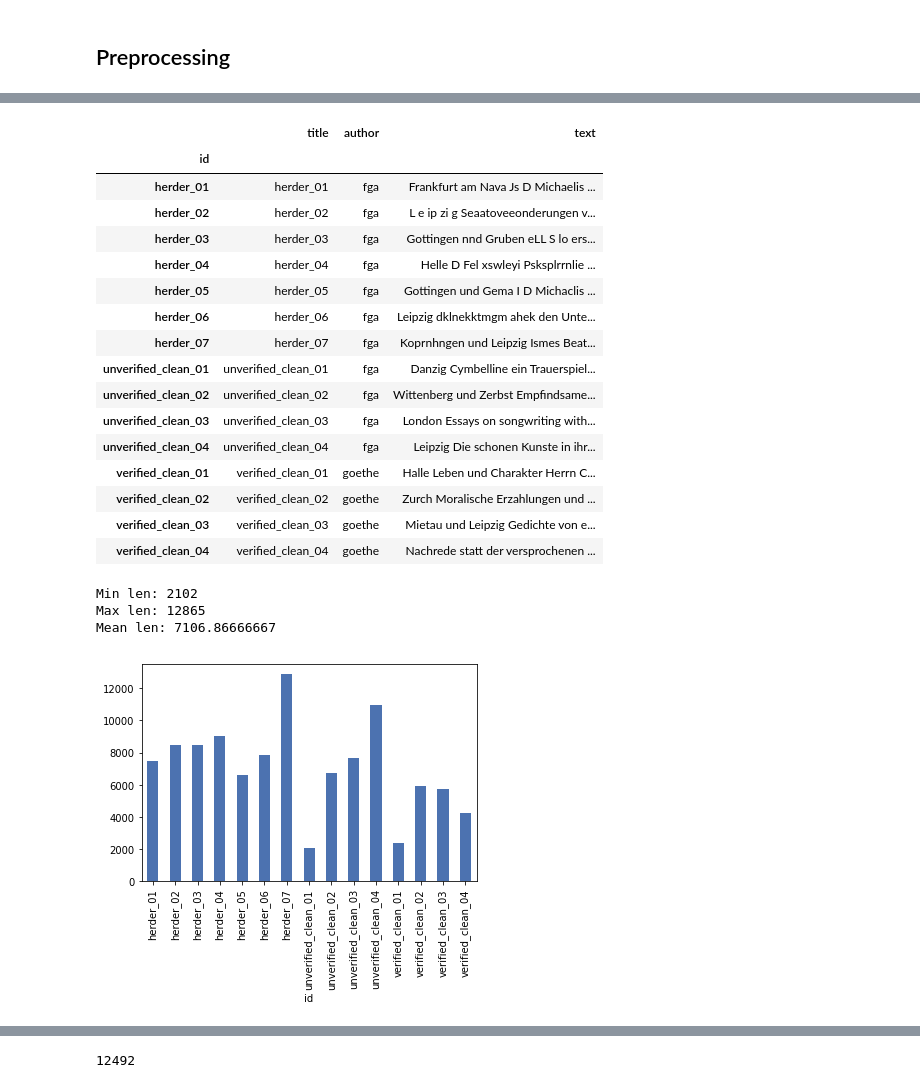
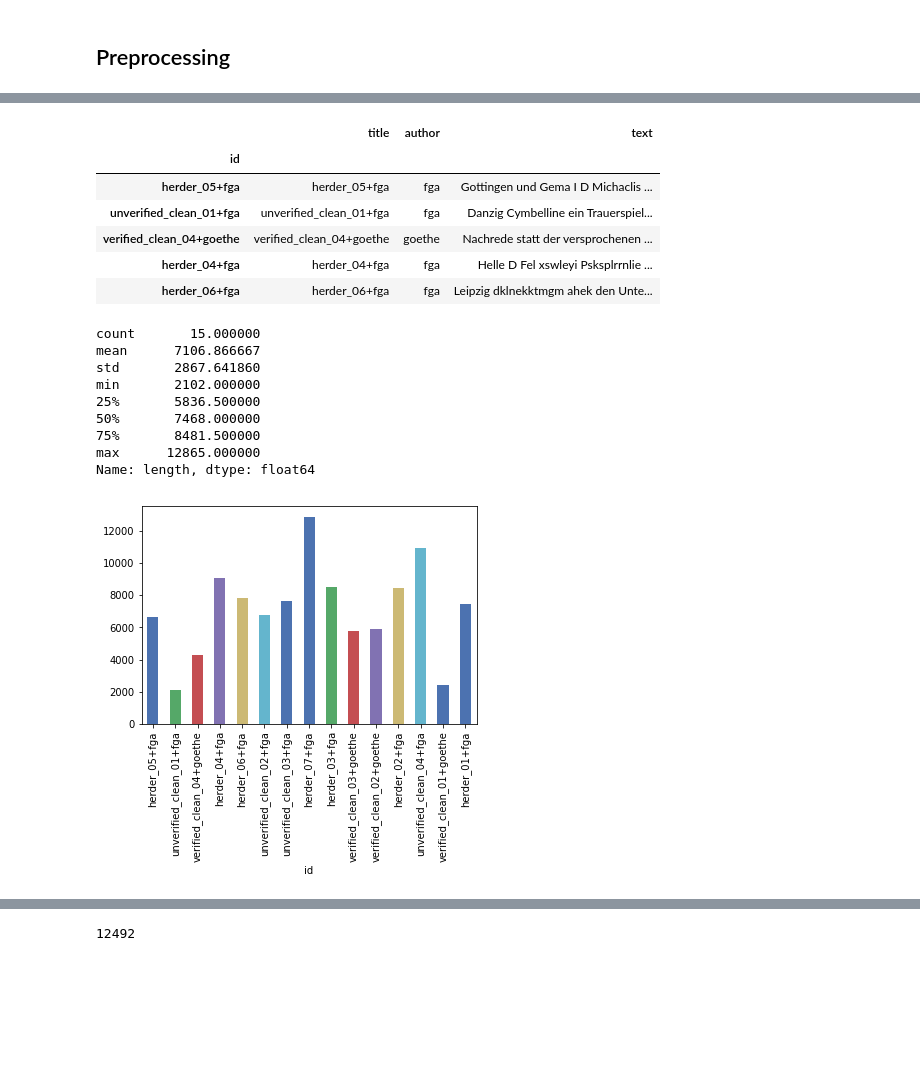
Before and after one commit to mikekestemont/goethe, a Jupyter notebook: stylometry.ipynb, the cells around one changed output, grey strips where cells are left out. Saved outputs shown, nothing was run; the diff lists cells and outputs as text; code cells hidden in the pictures; blank space fills up the shorter version.

```diff
--- a/stylometry.ipynb
+++ b/stylometry.ipynb
@@ -14,11 +41,4 @@ plt.style.use("seaborn-deep")
 # %%
-import glob
-import os
-import re
-import unidecode
-
-DIRTY = re.compile(r'\s*\-\+')
-
 def load_folder(path=None, ext='.txt', size=None):
     texts = []
     for fn in glob.glob(path + '/*' + ext):
@@ -33,7 +53,7 @@ def load_folder(path=None, ext='.txt', size=None):
             title = os.path.basename(fn).lower().replace(ext, '')
             meta = title.split('_')
             author, *title = meta
-            title = '_'.join(title)
+            title = '_'.join(title) + '+' + author
             if size:
                 cnt = 1
                 si, ei = 0, size
@@ -59,35 +79,29 @@ src.text.str.len().plot('bar')
 # %%
 target = load_folder('data/target', size=None, ext='.txt')
-target
+target.head()
 # %% [output]
 |  | title | author | text |
 | id |  |  |  |
-| herder_01 | herder_01 | fga | Frankfurt am Nava Js D Michaelis ... |
-| herder_02 | herder_02 | fga | L e ip zi g Seaatoveeonderungen v... |
-| herder_03 | herder_03 | fga | Gottingen nnd Gruben eLL S lo ers... |
-| herder_04 | herder_04 | fga | Helle D Fel xswleyi Psksplrrnlie ... |
-| herder_05 | herder_05 | fga | Gottingen und Gema I D Michaclis ... |
-| herder_06 | herder_06 | fga | Leipzig dklnekktmgm ahek den Unte... |
-| herder_07 | herder_07 | fga | Koprnhngen und Leipzig Ismes Beat... |
-| unverified_clean_01 | unverified_clean_01 | fga | Danzig Cymbelline ein Trauerspiel... |
-| unverified_clean_02 | unverified_clean_02 | fga | Wittenberg und Zerbst Empfindsame... |
-| unverified_clean_03 | unverified_clean_03 | fga | London Essays on songwriting with... |
-| unverified_clean_04 | unverified_clean_04 | fga | Leipzig Die schonen Kunste in ihr... |
-| verified_clean_01 | verified_clean_01 | goethe | Halle Leben und Charakter Herrn C... |
-| verified_clean_02 | verified_clean_02 | goethe | Zurch Moralische Erzahlungen und ... |
-| verified_clean_03 | verified_clean_03 | goethe | Mietau und Leipzig Gedichte von e... |
-| verified_clean_04 | verified_clean_04 | goethe | Nachrede statt der versprochenen ... |
+| herder_05+fga | herder_05+fga | fga | Gottingen und Gema I D Michaclis ... |
+| unverified_clean_01+fga | unverified_clean_01+fga | fga | Danzig Cymbelline ein Trauerspiel... |
+| verified_clean_04+goethe | verified_clean_04+goethe | goethe | Nachrede statt der versprochenen ... |
+| herder_04+fga | herder_04+fga | fga | Helle D Fel xswleyi Psksplrrnlie ... |
+| herder_06+fga | herder_06+fga | fga | Leipzig dklnekktmgm ahek den Unte... |
 # %%
 target['length'] = target.text.str.len()
 target.length.plot('bar')
-print('Min len:', target.length.min())
-print('Max len:', target.length.max())
-print('Mean len:', target.length.mean())
+target.length.describe()
 # %% [output]
-Min len: 2102
-Max len: 12865
-Mean len: 7106.86666667
+count       15.000000
+mean      7106.866667
+std       2867.641860
+min       2102.000000
+25%       5836.500000
+50%       7468.000000
+75%       8481.500000
+max      12865.000000
+Name: length, dtype: float64
-[figure, old version]
+[figure, new version]
 # %%
 SIZE = int(target.length.min())
 source = load_folder('data/source', ext='.txt', size=SIZE)
```
Also changed, not shown: parts of 66 cells of this notebook.
